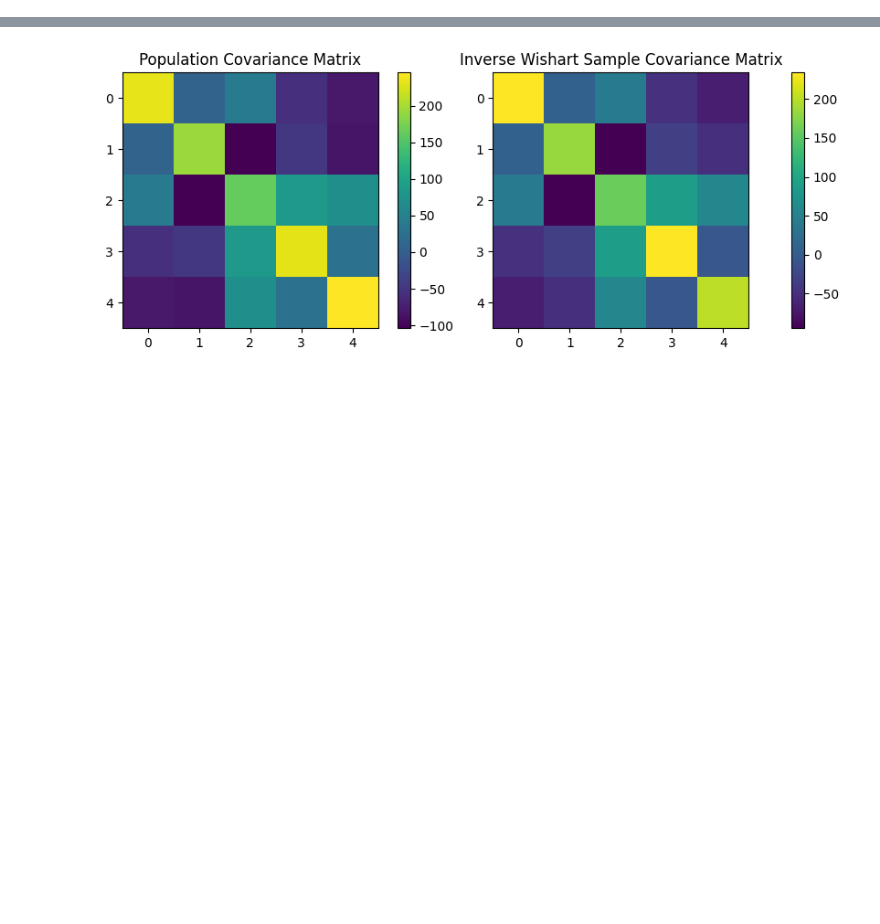
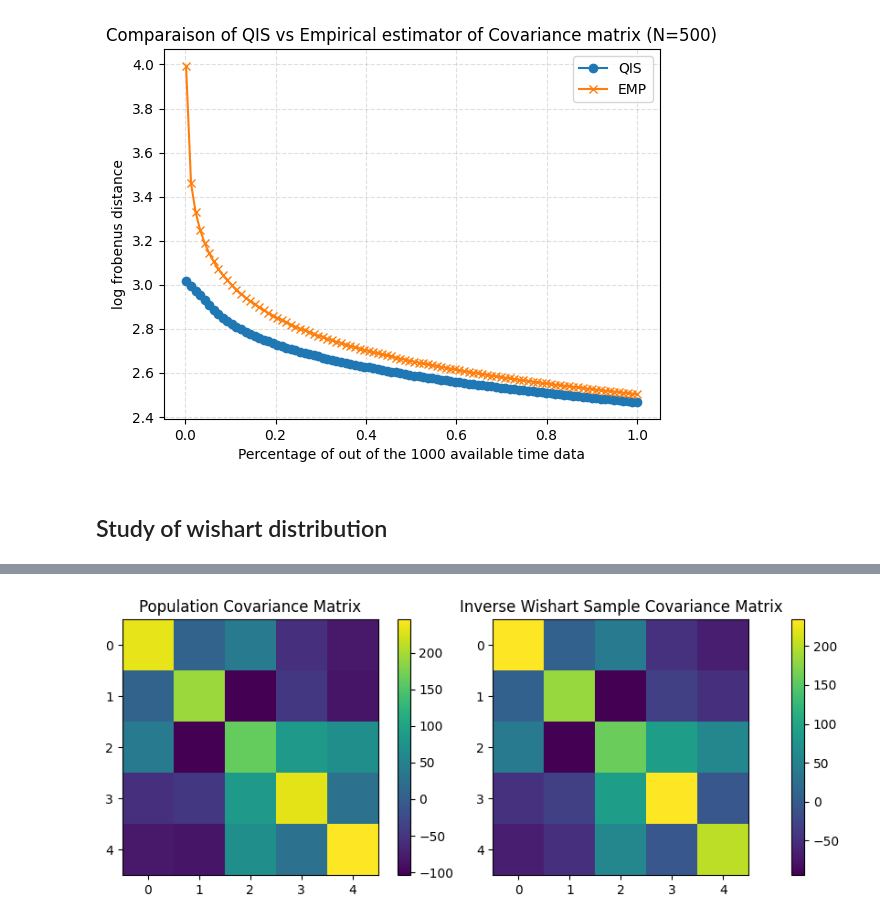
Before and after one commit to Armanddevacc/covariance-cleaning-nn, a Jupyter notebook: test.ipynb, the cells around one changed output, grey strips where cells are left out. Saved outputs shown, nothing was run; the diff lists cells and outputs as text; code cells hidden in the pictures; blank space fills up the shorter version.

Commit message:
Experiance on QIS vs empircal estimator

```diff
--- a/test.ipynb
+++ b/test.ipynb
@@ -5,0 +59,10 @@ import torch
+# %%
+def computeFroEmp(Ts):
+    frobs = np.zeros_like(Ts, dtype=float)
+    R = rng.multivariate_normal(mean = np.zeros(shape=(N)), cov = Sigma_true, size=(1000, 1000)).transpose(0,2,1)
+    for i,T in enumerate(Ts):
+        R_centered = R[:,:,T:] - R[:,:,T:].mean(axis=2, keepdims=True)
+        Sigma_sample = R_centered @ R_centered.transpose(0,2,1)/(R[:,:,T:].shape[-1]-1)
+        frob = np.linalg.norm(Sigma_true[None,:,:] - Sigma_sample, axis=(1,2)).mean()
+        frobs[i] = frob
+    return frobs
@@ -6,3 +72,20 @@ import torch
+# %%
+Ts = np.int64(np.linspace(0, 998, 100))[::-1]
+frobsEMP = computeFroEmp(Ts)
+# %%
+plt.figure()
+plt.plot((1000 - Ts)/1000, np.log10(frobs), marker='o', label='QIS')
+plt.plot((1000 - Ts)/1000, np.log10(frobsEMP), marker='x', label='EMP')
+plt.xlabel("Percentage of out of the 1000 available time data")
+plt.ylabel("log frobenus distance")
+plt.title("Comparaison of QIS vs Empirical estimator of Covariance matrix (N=500)")
+plt.grid(True, which="both", ls="--", alpha=0.4)
+plt.legend()
+plt.show()
+# %% [output]
+[figure, added]
+# %% [markdown]
+## Study of wishart distribution
 # %%
 df = np.random.uniform(2 * (5 + 1), 10 * 5)
 Sigma_true = torch.distributions.Wishart(
```
Also changed, not shown: parts of 18 cells of this notebook.
